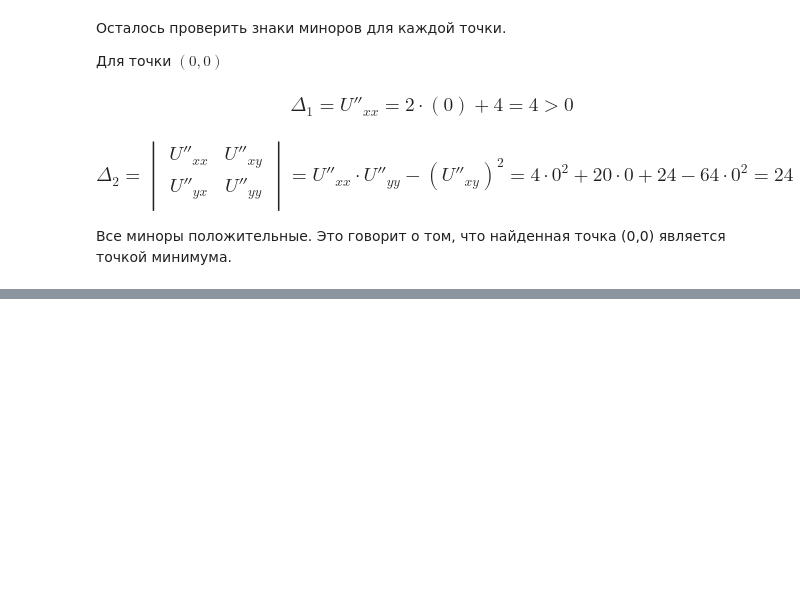
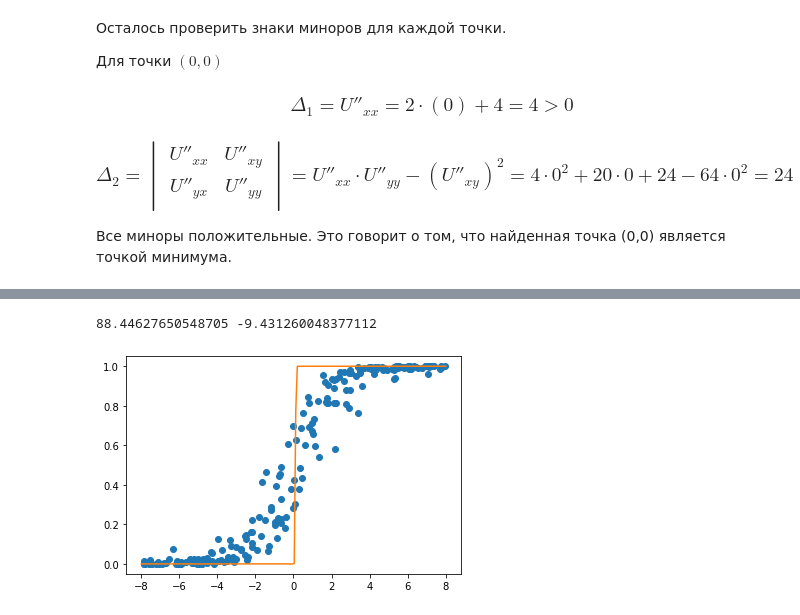
Before and after one commit to Maximus20171/Introduction-to-calculus, a Jupyter notebook: lesson6/Math6.ipynb, the cells around one changed output, grey strips where cells are left out. Cells and saved outputs as stored; diff of their text form; code cells hidden in the pictures; blank space fills up the shorter version.

```diff
--- a/lesson6/Math6.ipynb
+++ b/lesson6/Math6.ipynb
@@ -159,0 +261,30 @@ U''_{yx} & U''_{yy}\\
+# %%
+import numpy as np
+import matplotlib.pyplot as plt
+
+
+# Задаем рандомное распределение точек
+xi = np.random.uniform(-8, 8, 200)
+yi = 1/(1+np.exp(-np.random.uniform(0.5, 1.5, 200)*xi-np.random.uniform(-1, 1, 200)))
+plt.plot(xi,yi, marker="o", ls="")
+
+
+from scipy.optimize import fsolve
+
+
+def equations(p):
+    A, B = p
+    # Это заранее найденные производные от (y-f(x))**2 по переменным a и b
+    return ((-2*xi*np.exp(-A*xi-B)*(yi-1/(1+np.exp(-A*xi-B)))/(1+np.exp(-A*xi-B))**2).sum(),
+            (-2*np.exp(-A*xi-B)*(yi-1/(1+np.exp(-A*xi-B)))/(1+np.exp(-A*xi-B))**2).sum())
+
+# Численное решение нелинечной системы уравнений
+A, B =  fsolve(equations, (1, 1))
+print (A, B)
+
+x = np.linspace(-8, 8, 200)
+plt.plot(x, 1/(1+np.exp(-A*x-B)))
+
+
+plt.show()
+# %% [output]
@@ -159,0 +292,2 @@ U''_{yx} & U''_{yy}\\
+88.44627650548705 -9.431260048377112
+[figure, added]
```
Also changed, not shown: parts of 6 cells of this notebook, 1 other file.
